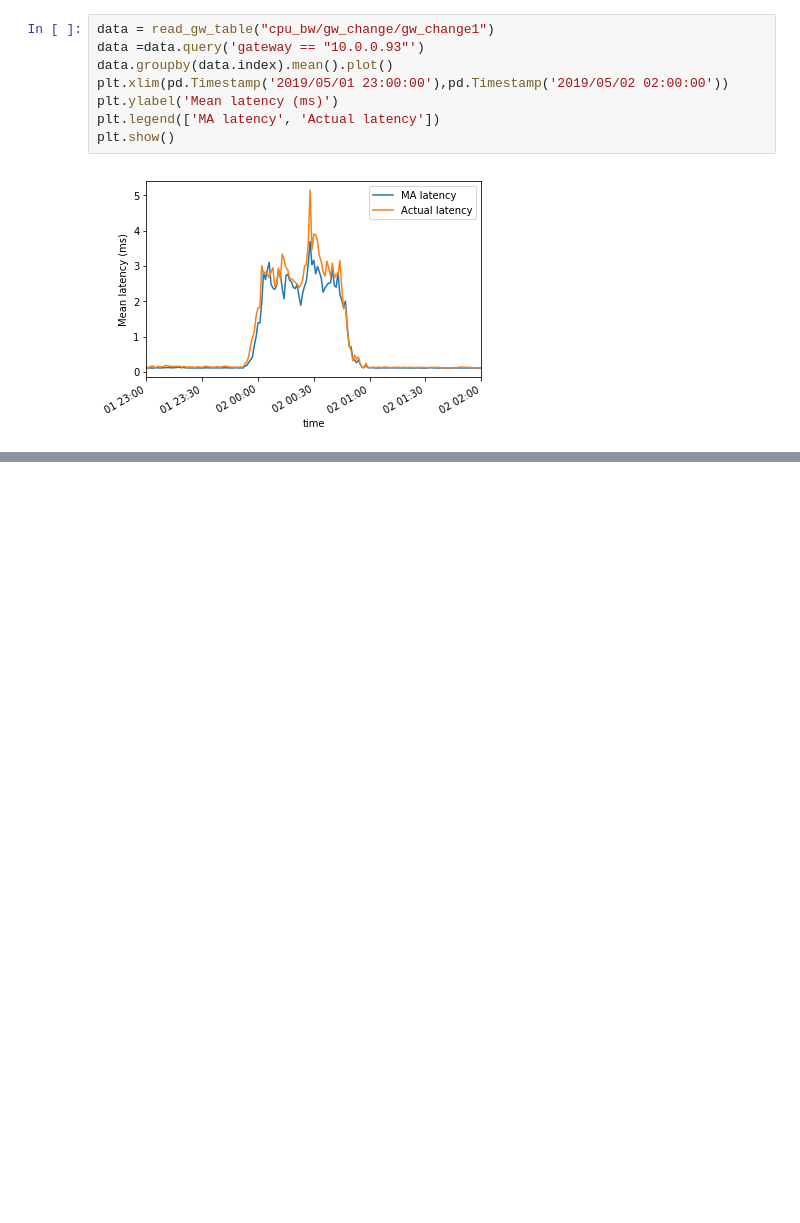
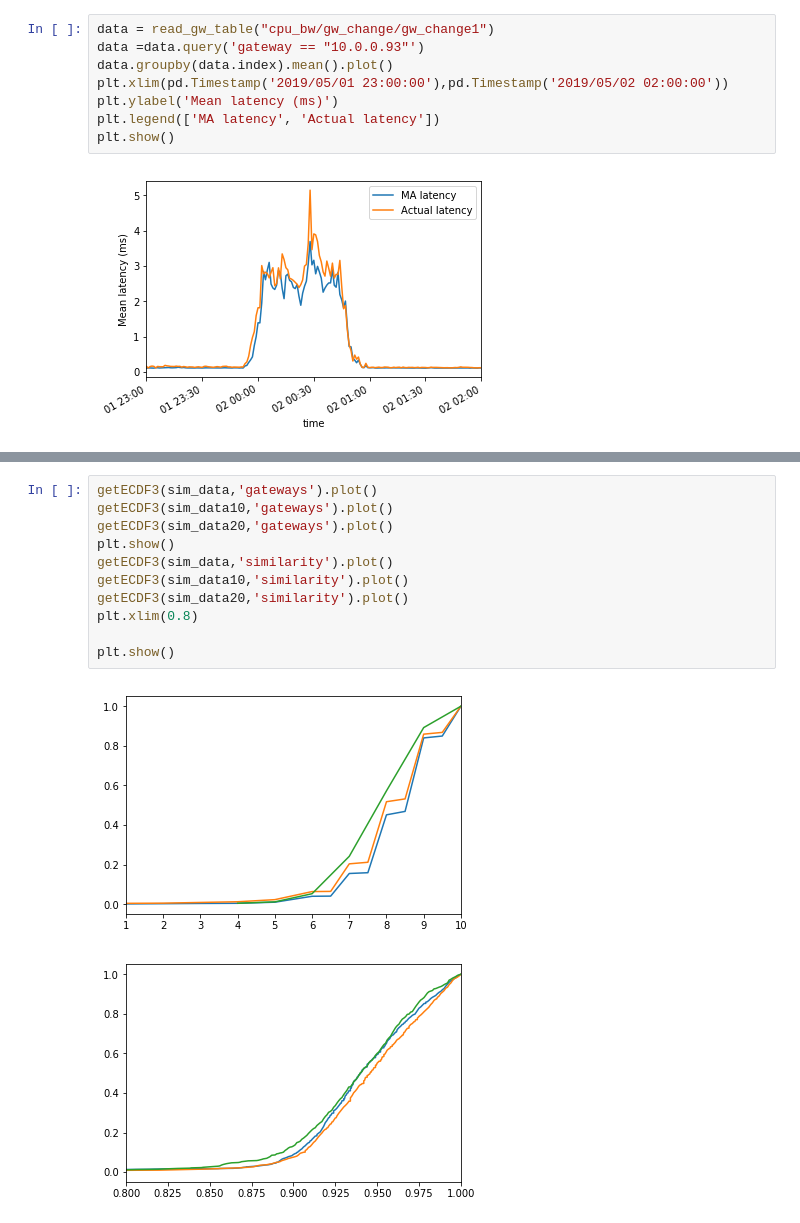
Before and after one commit to khulan8824/mn, a Jupyter notebook: log.ipynb, the cells around one changed output, grey strips where cells are left out. Cells and saved outputs as stored; diff of their text form; blank space fills up the shorter version.

```diff
--- a/log.ipynb
+++ b/log.ipynb
@@ -192,0 +231,14 @@ plt.show()
+# %%
+getECDF3(sim_data,'gateways').plot()
+getECDF3(sim_data10,'gateways').plot()
+getECDF3(sim_data20,'gateways').plot()
+plt.show()
+getECDF3(sim_data,'similarity').plot()
+getECDF3(sim_data10,'similarity').plot()
+getECDF3(sim_data20,'similarity').plot()
+plt.xlim(0.8)
+
+plt.show()
+# %% [output]
+[figure, added]
+[figure, added]
```
Also changed, not shown: parts of 2 cells of this notebook, 2 other files.
